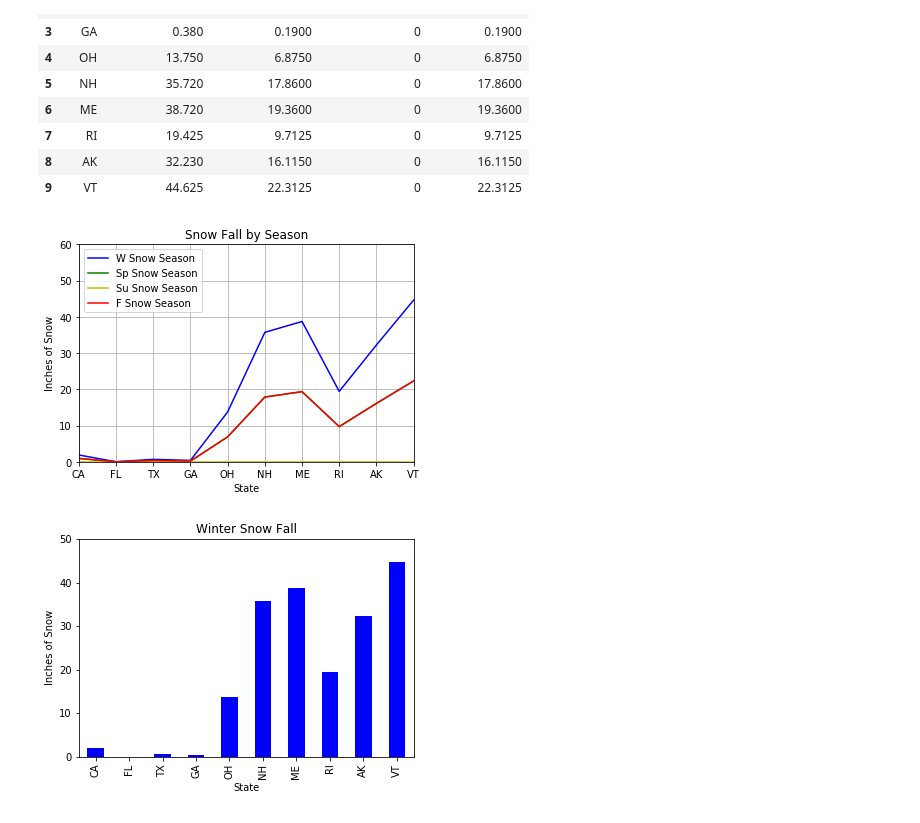
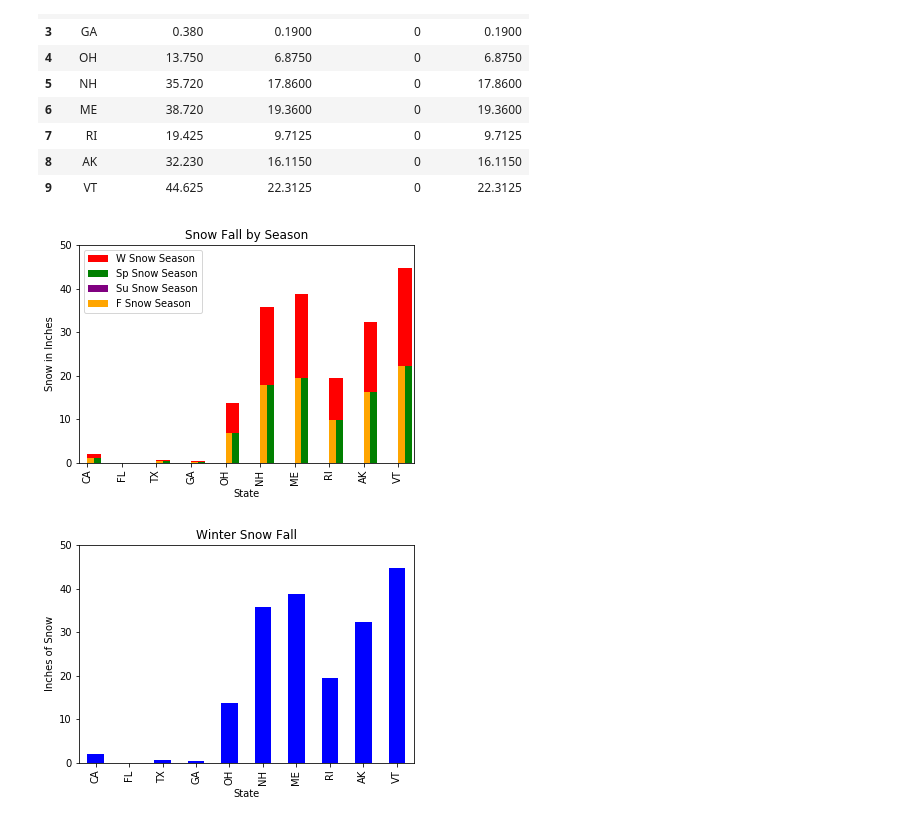
Before and after one commit to DavidAradom/Project1, a Jupyter notebook: am_P1G5kin_research.ipynb, the cells around one changed output. Cells and saved outputs as stored; diff of their text form; code cells hidden in the pictures.

```diff
--- a/am_P1G5kin_research.ipynb
+++ b/am_P1G5kin_research.ipynb
@@ -306,21 +308,21 @@ snow_df
 # %%
 ax = plt.gca()
 
-snow_df.plot(kind='line',title='Snow Fall by Season',x='State',y='W Snow Season', color='blue',ax=ax)
-snow_df.plot(kind='line',x='State',y='Sp Snow Season', color='green', ax=ax)
-snow_df.plot(kind='line',x='State',y='Su Snow Season', color='y', ax=ax)
-snow_df.plot(kind='line',x='State',y='F Snow Season', color='r', ax=ax)
+snow_df.plot(kind='bar',title='Snow Fall by Season', x='State',y='W Snow Season', color='red',width=0.4,align='edge', ax=ax)
+snow_df.plot(kind='bar',x='State',y='Sp Snow Season', color='g',width=0.40, align= 'edge',ax=ax)
+snow_df.plot(kind='bar',x='State',y='Su Snow Season', color='purple',width=0.20, align= 'edge',ax=ax)
+snow_df.plot(kind='bar',x='State',y='F Snow Season', color='orange',width=0.20, align= 'edge',ax=ax)
 
 plt.xlabel("State")
-plt.ylabel("Inches of Snow")
+plt.ylabel("Snow in Inches")
 
 
-plt.ylim(0,60)
-plt.grid()
-plt.savefig("Snow_season_line.png")
+plt.ylim(0,50)
+
+plt.savefig("seasonal_snow_bar.png")
 plt.show()
 # %% [output]
-[figure, old version]
+[figure, new version]
 # %%
 ax = plt.gca()
 
```
Also changed, not shown: parts of 6 cells of this notebook, 32 other files.
